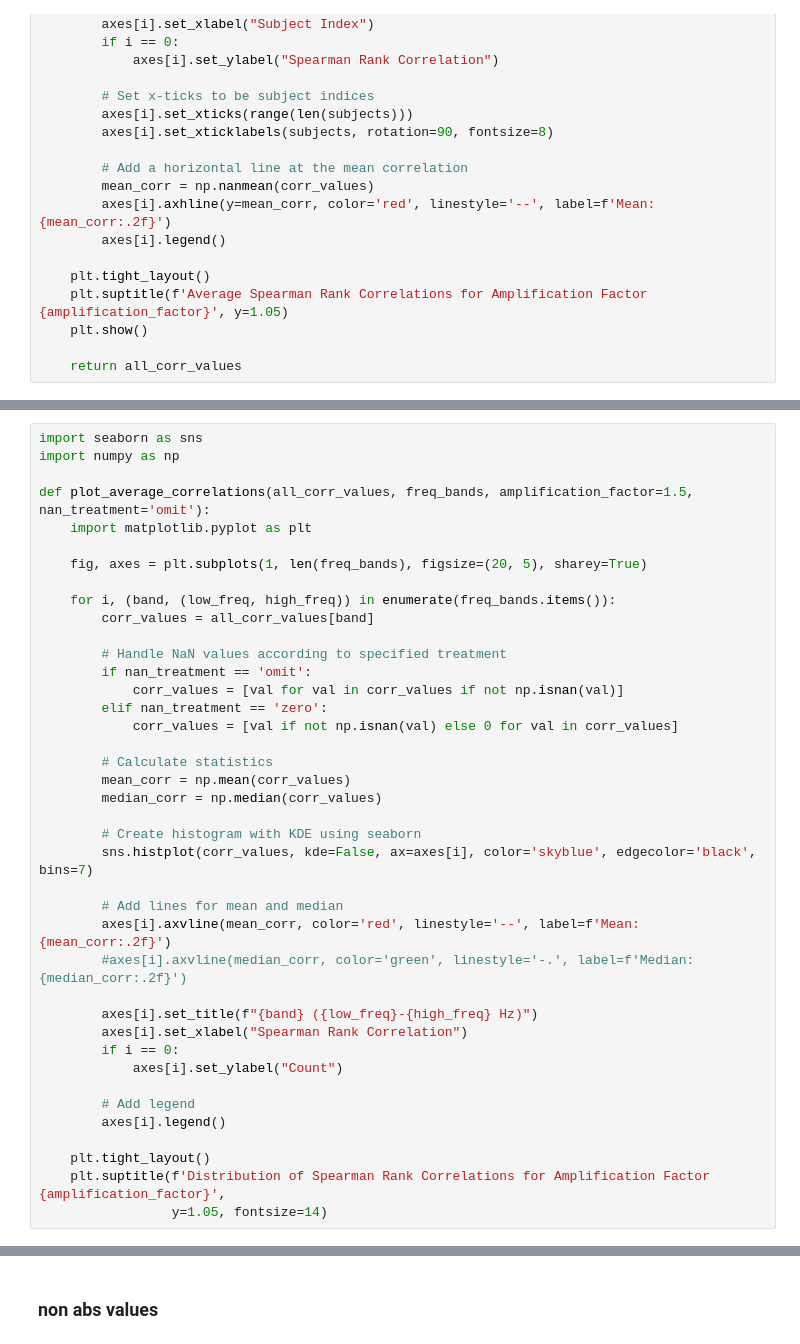
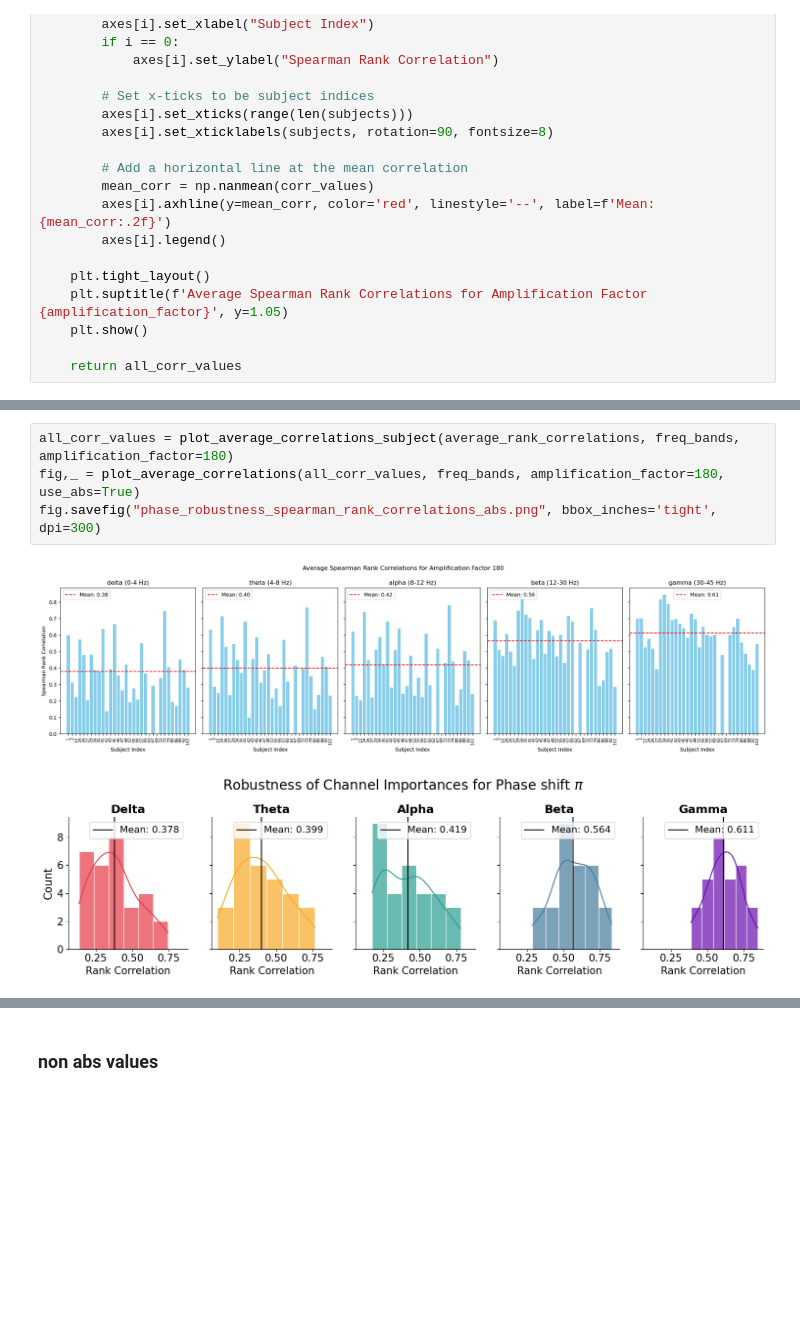
Before and after one commit to Marwolfer/MA, a Jupyter notebook: perturb_power/check_robustness.ipynb, the cells around one changed output, grey strips where cells are left out. Cells and saved outputs as stored; diff of their text form; blank space fills up the shorter version.

```diff
--- a/perturb_power/check_robustness.ipynb
+++ b/perturb_power/check_robustness.ipynb
@@ -268,40 +288,0 @@ all_corr_values = plot_average_correlations_subject(average_rank_correlations, f
-# %%
-import seaborn as sns
-import numpy as np
-
-def plot_average_correlations(all_corr_values, freq_bands, amplification_factor=1.5, nan_treatment='omit'):
-    import matplotlib.pyplot as plt
-
-    fig, axes = plt.subplots(1, len(freq_bands), figsize=(20, 5), sharey=True)
-
-    for i, (band, (low_freq, high_freq)) in enumerate(freq_bands.items()):
-        corr_values = all_corr_values[band]
-
-        # Handle NaN values according to specified treatment
-        if nan_treatment == 'omit':
-            corr_values = [val for val in corr_values if not np.isnan(val)]
-        elif nan_treatment == 'zero':
-            corr_values = [val if not np.isnan(val) else 0 for val in corr_values]
-
-        # Calculate statistics
-        mean_corr = np.mean(corr_values)
-        median_corr = np.median(corr_values)
-
-        # Create histogram with KDE using seaborn
-        sns.histplot(corr_values, kde=False, ax=axes[i], color='skyblue', edgecolor='black', bins=7)
-
-        # Add lines for mean and median
-        axes[i].axvline(mean_corr, color='red', linestyle='--', label=f'Mean: {mean_corr:.2f}')
-        #axes[i].axvline(median_corr, color='green', linestyle='-.', label=f'Median: {median_corr:.2f}')
-
-        axes[i].set_title(f"{band} ({low_freq}-{high_freq} Hz)")
-        axes[i].set_xlabel("Spearman Rank Correlation")
-        if i == 0:
-            axes[i].set_ylabel("Count")
-
-        # Add legend
-        axes[i].legend()
-
-    plt.tight_layout()
-    plt.suptitle(f'Distribution of Spearman Rank Correlations for Amplification Factor {amplification_factor}',
-                 y=1.05, fontsize=14)
@@ -311,0 +379,7 @@ plot_average_correlations(all_corr_values, freq_bands, amplification_factor=1.5,
+# %%
+all_corr_values = plot_average_correlations_subject(average_rank_correlations, freq_bands, amplification_factor=180)
+fig,_ = plot_average_correlations(all_corr_values, freq_bands, amplification_factor=180, use_abs=True)
+fig.savefig("phase_robustness_spearman_rank_correlations_abs.png", bbox_inches='tight', dpi=300)
+# %% [output]
+[figure, added]
+[figure, added]
```
Also changed, not shown: parts of 32 cells of this notebook, 4 other files.
